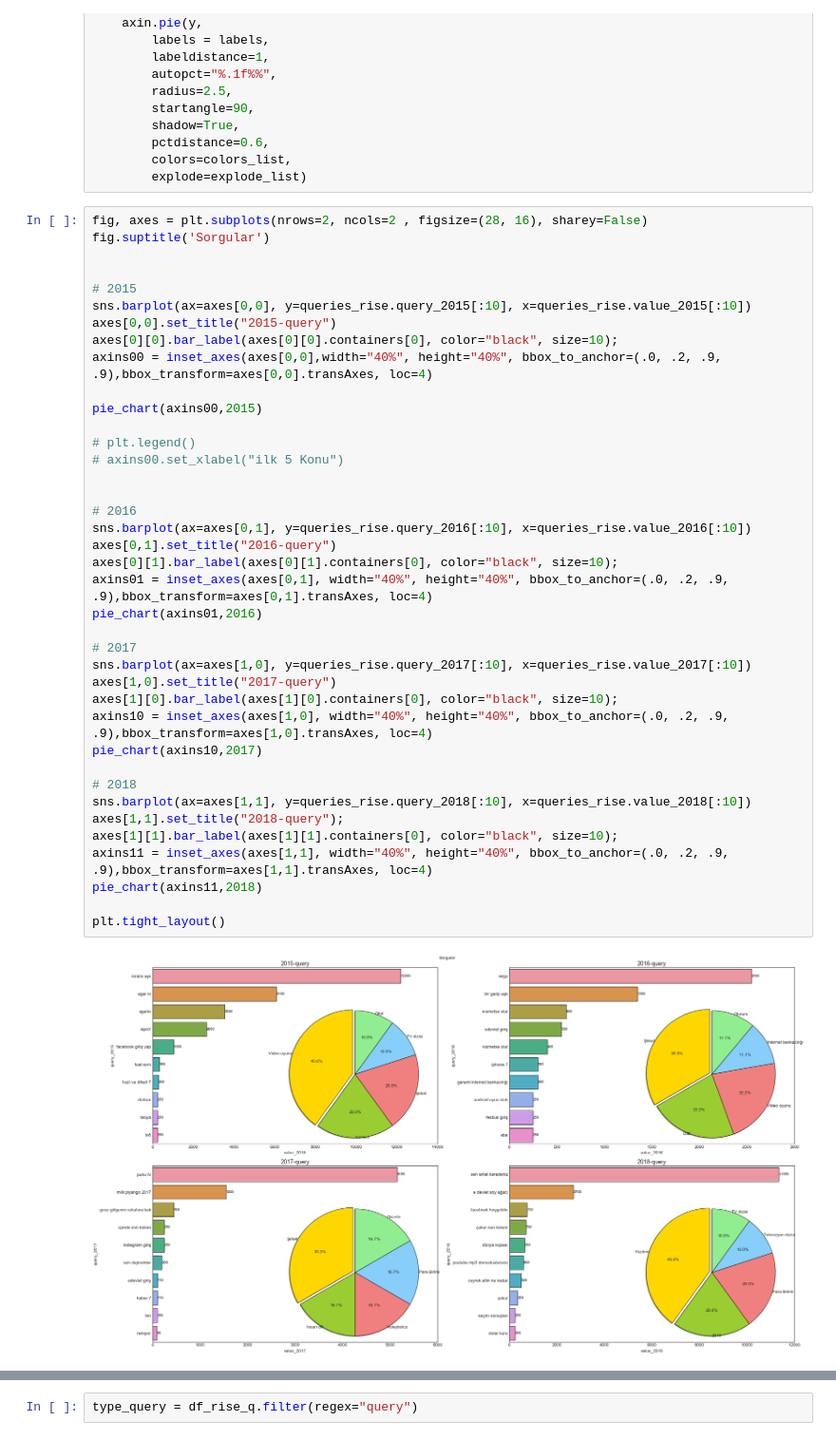
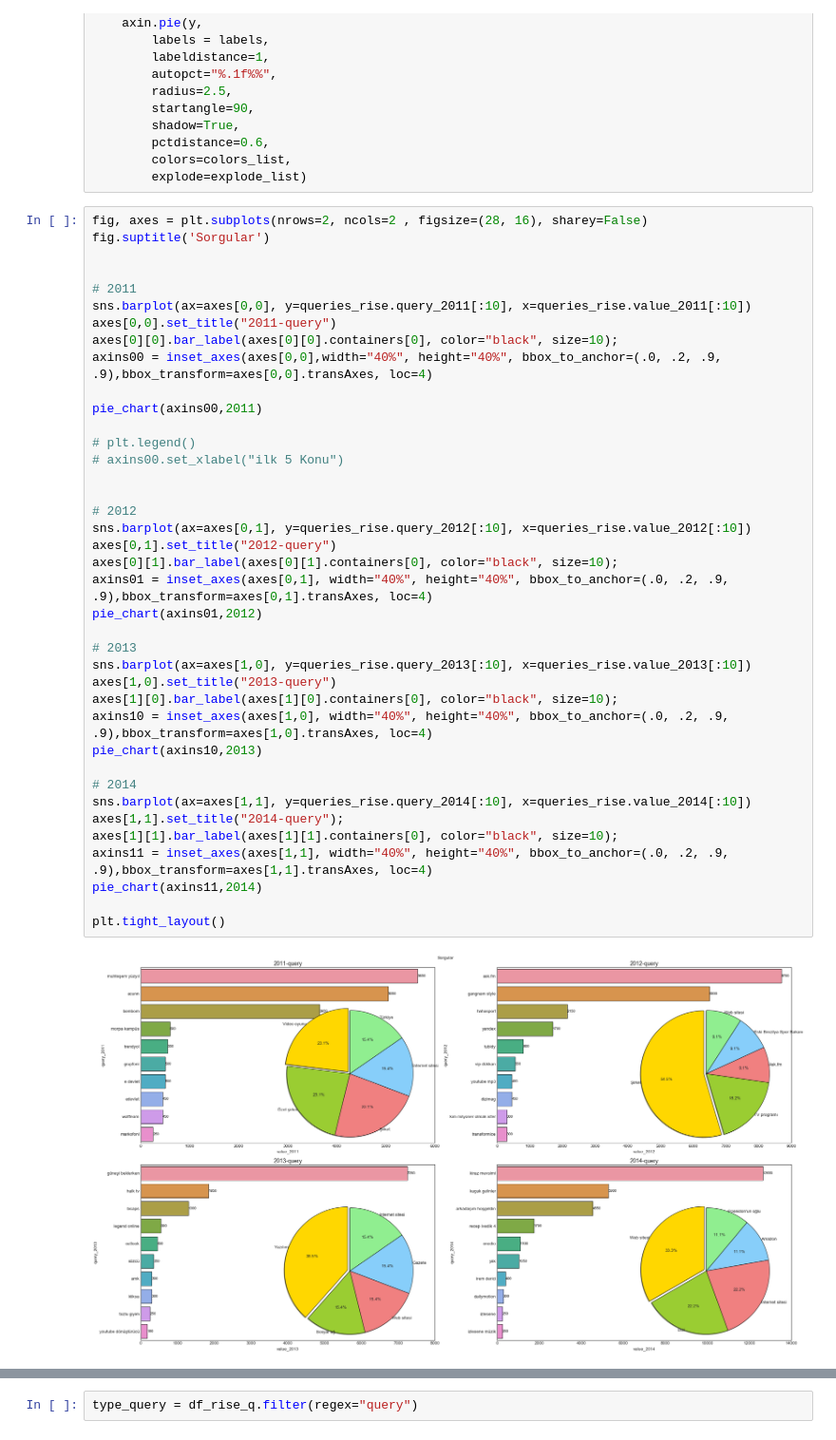
Before and after one commit to muhsinayaz/my-projects, a Jupyter notebook: 01-Data-Analysis-&-Visualization-wPy/03-DAwPy-Google-Search/Google-Search-AnalysiswP.ipynb, the cells around one changed output, grey strips where cells are left out. Shown: that part at 95% size. Drawn from its saved outputs; the diff is of its cells as text.

```diff
--- a/01-Data-Analysis-&-Visualization-wPy/03-DAwPy-Google-Search/Google-Search-AnalysiswP.ipynb
+++ b/01-Data-Analysis-&-Visualization-wPy/03-DAwPy-Google-Search/Google-Search-AnalysiswP.ipynb
@@ -398,41 +398,41 @@ def pie_chart(axin, date):
 # %%
 fig, axes = plt.subplots(nrows=2, ncols=2 , figsize=(28, 16), sharey=False)
 fig.suptitle('Sorgular')
 
 
-# 2015
-sns.barplot(ax=axes[0,0], y=queries_rise.query_2015[:10], x=queries_rise.value_2015[:10])
-axes[0,0].set_title("2015-query")
+# 2011
+sns.barplot(ax=axes[0,0], y=queries_rise.query_2011[:10], x=queries_rise.value_2011[:10])
+axes[0,0].set_title("2011-query")
 axes[0][0].bar_label(axes[0][0].containers[0], color="black", size=10);
 axins00 = inset_axes(axes[0,0],width="40%", height="40%", bbox_to_anchor=(.0, .2, .9, .9),bbox_transform=axes[0,0].transAxes, loc=4)
 
-pie_chart(axins00,2015)
+pie_chart(axins00,2011)
 
 # plt.legend()
 # axins00.set_xlabel("ilk 5 Konu")
 
 
-# 2016
-sns.barplot(ax=axes[0,1], y=queries_rise.query_2016[:10], x=queries_rise.value_2016[:10])
-axes[0,1].set_title("2016-query")
+# 2012
+sns.barplot(ax=axes[0,1], y=queries_rise.query_2012[:10], x=queries_rise.value_2012[:10])
+axes[0,1].set_title("2012-query")
 axes[0][1].bar_label(axes[0][1].containers[0], color="black", size=10);
 axins01 = inset_axes(axes[0,1], width="40%", height="40%", bbox_to_anchor=(.0, .2, .9, .9),bbox_transform=axes[0,1].transAxes, loc=4)
-pie_chart(axins01,2016)
+pie_chart(axins01,2012)
 
-# 2017
-sns.barplot(ax=axes[1,0], y=queries_rise.query_2017[:10], x=queries_rise.value_2017[:10])
-axes[1,0].set_title("2017-query")
+# 2013
+sns.barplot(ax=axes[1,0], y=queries_rise.query_2013[:10], x=queries_rise.value_2013[:10])
+axes[1,0].set_title("2013-query")
 axes[1][0].bar_label(axes[1][0].containers[0], color="black", size=10);
 axins10 = inset_axes(axes[1,0], width="40%", height="40%", bbox_to_anchor=(.0, .2, .9, .9),bbox_transform=axes[1,0].transAxes, loc=4)
-pie_chart(axins10,2017)
+pie_chart(axins10,2013)
 
-# 2018
-sns.barplot(ax=axes[1,1], y=queries_rise.query_2018[:10], x=queries_rise.value_2018[:10])
-axes[1,1].set_title("2018-query");
+# 2014
+sns.barplot(ax=axes[1,1], y=queries_rise.query_2014[:10], x=queries_rise.value_2014[:10])
+axes[1,1].set_title("2014-query");
 axes[1][1].bar_label(axes[1][1].containers[0], color="black", size=10);
 axins11 = inset_axes(axes[1,1], width="40%", height="40%", bbox_to_anchor=(.0, .2, .9, .9),bbox_transform=axes[1,1].transAxes, loc=4)
-pie_chart(axins11,2018)
+pie_chart(axins11,2014)
 
 plt.tight_layout()
 # %% [output]
-[figure, old version]
+[figure, new version]
```
Also changed, not shown: parts of 9 cells of this notebook.
